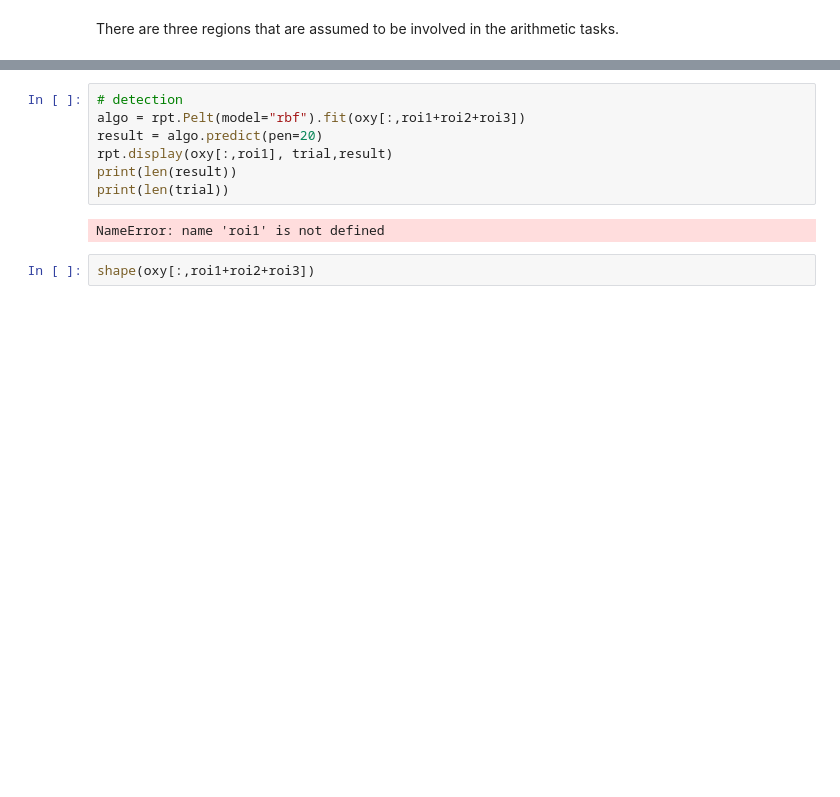
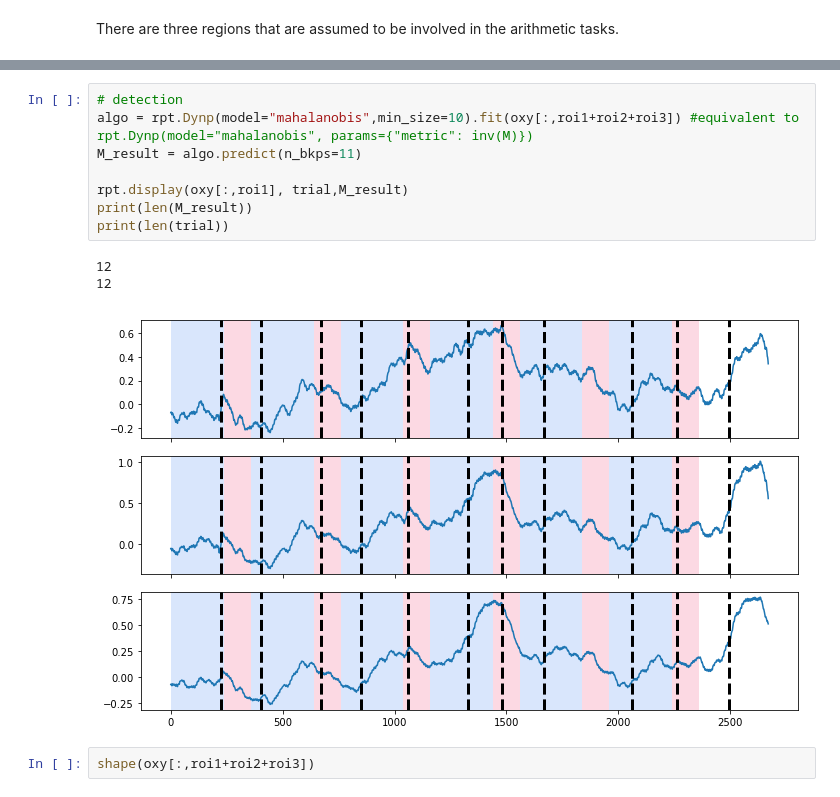
Before and after one commit to g-torr/data-driven, a Jupyter notebook: oxy.ipynb, the cells around one changed output, grey strips where cells are left out. Saved outputs shown, nothing was run; the diff lists cells and outputs as text; blank space fills up the shorter version.

```diff
--- a/oxy.ipynb
+++ b/oxy.ipynb
@@ -60,12 +60,15 @@ title("ROI3")
 # %%
 # detection
-algo = rpt.Pelt(model="rbf").fit(oxy[:,roi1+roi2+roi3])
-result = algo.predict(pen=20)
-rpt.display(oxy[:,roi1], trial,result)
-print(len(result))
+algo = rpt.Dynp(model="mahalanobis",min_size=10).fit(oxy[:,roi1+roi2+roi3]) #equivalent to rpt.Dynp(model="mahalanobis", params={"metric": inv(M)})
+M_result = algo.predict(n_bkps=11)
+
+rpt.display(oxy[:,roi1], trial,M_result)
+print(len(M_result))
 print(len(trial))
 # %% [output]
-NameError: name 'roi1' is not defined
+12
+12
+[figure, added]
 # %%
 shape(oxy[:,roi1+roi2+roi3])
 # %% [output]
```
Also changed, not shown: parts of 1 cell of this notebook, 2 other files.
